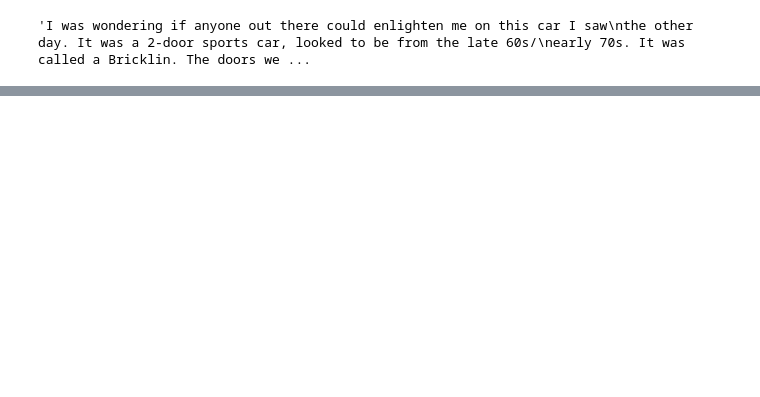
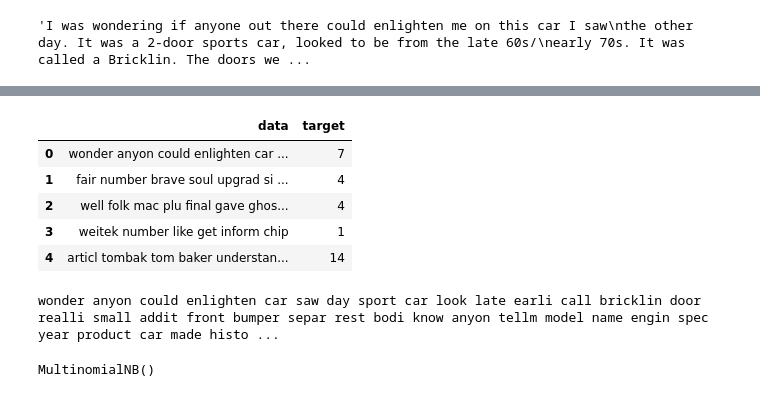
Before and after one commit to Satomiko/20Newsgroups, a Jupyter notebook: 20Newsgroups.ipynb, the cells around one changed output, grey strips where cells are left out. Cells and saved outputs as stored; diff of their text form; code cells hidden in the pictures; blank space fills up the shorter version.

```diff
--- a/20Newsgroups.ipynb
+++ b/20Newsgroups.ipynb
@@ -347,0 +272,22 @@ tfidf_features = tfidf_vectorizer.fit_transform(train_df['data'])
+# %%
+train_df.head()
+# %% [output]
+|  | data | target |
+| 0 | wonder anyon could enlighten car ... | 7 |
+| 1 | fair number brave soul upgrad si ... | 4 |
+| 2 | well folk mac plu final gave ghos... | 4 |
+| 3 | weitek number like get inform chip | 1 |
+| 4 | articl tombak tom baker understan... | 14 |
+# %%
+print(train_df['data'][0])
+# %% [output]
+wonder anyon could enlighten car saw day sport car look late earli call bricklin door realli small addit front bumper separ rest bodi know anyon tellm model name engin spec year product car made histo ...
+# %%
+#Multinomial NB classifier
+
+from sklearn.naive_bayes import MultinomialNB
+
+nb_classifier = MultinomialNB()
+nb_classifier.fit(X_train, train_df['target'])
+# %% [output]
+MultinomialNB()
```
Also changed, not shown: parts of 18 cells of this notebook.
